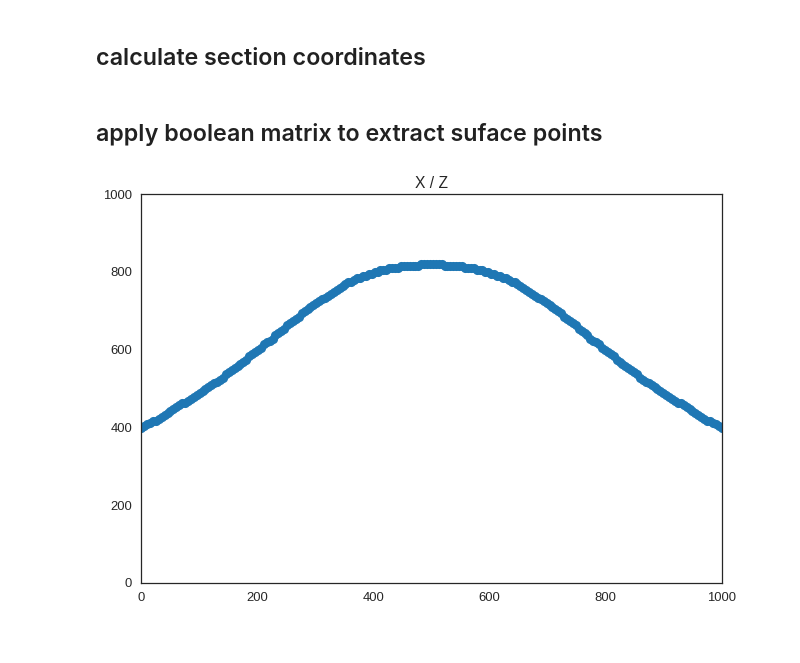
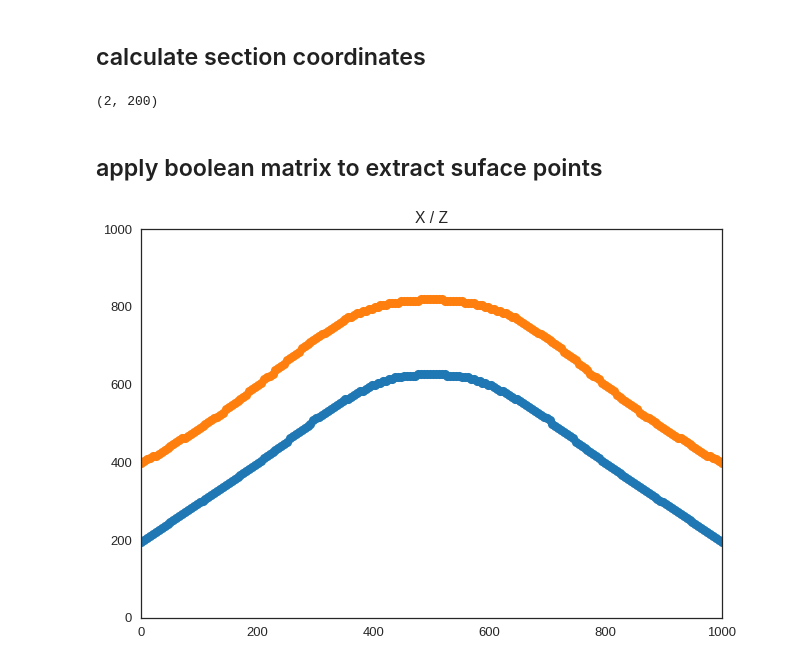
Before and after one commit to TrellixVulnTeam/gempy-notebooks_Q97W, a Jupyter notebook: server-gempy/geo-model-v4-corrected.ipynb, the cells around one changed output. Cells and saved outputs as stored; diff of their text form; code cells hidden in the pictures.

Commit message:
[DEV] gempy server - get section surfaces functions

```diff
--- a/server-gempy/geo-model-v4-corrected.ipynb
+++ b/server-gempy/geo-model-v4-corrected.ipynb
@@ -220,11 +167,36 @@ Y, Z = np.meshgrid(yvals, zvals)
+# %%
+extent = { 'z_min': 0, 'z_max': 1000 }
+n_tops = len(geo_model.solutions.scalar_field_at_surface_points[0])
+# %%
+XYZ = fun.compute_setction_grid_coordinates(geo_model, extent)
+tops_dict = {}
+for i in range(n_tops):
+
+    surface_xyz = fun.extract_section_coordinates_of_surface(
+        geo_model=geo_model,
+        surface_index=i,
+        section_grid_coordinates=XYZ
+    )
+    tops_dict[f'surface_{i}'] = surface_xyz
+# %% [output]
+(2, 200)
 # %% [markdown]
 ## apply boolean matrix to extract suface points
 # %%
 fig, (ax1) = plt.subplots(1, 1)
-ax1.plot(X[:-1,:][bigger_level_0_i].flatten(), Z[:-1,:][bigger_level_0_i].flatten(), 'o')
+
+for key in tops_dict.keys():
+
+    xyz = tops_dict[key]
+    ax1.plot(
+        xyz[0],
+        xyz[2],
+        'o'
+    )
+
 ax1.set_title('X / Z')
 ax1.set_xlim(0,1000)
 ax1.set_ylim(0,1000)
 plt.show()
 # %% [output]
-[figure, old version]
+[figure, new version]
```
Also changed, not shown: parts of 6 cells of this notebook, 1 other file.
